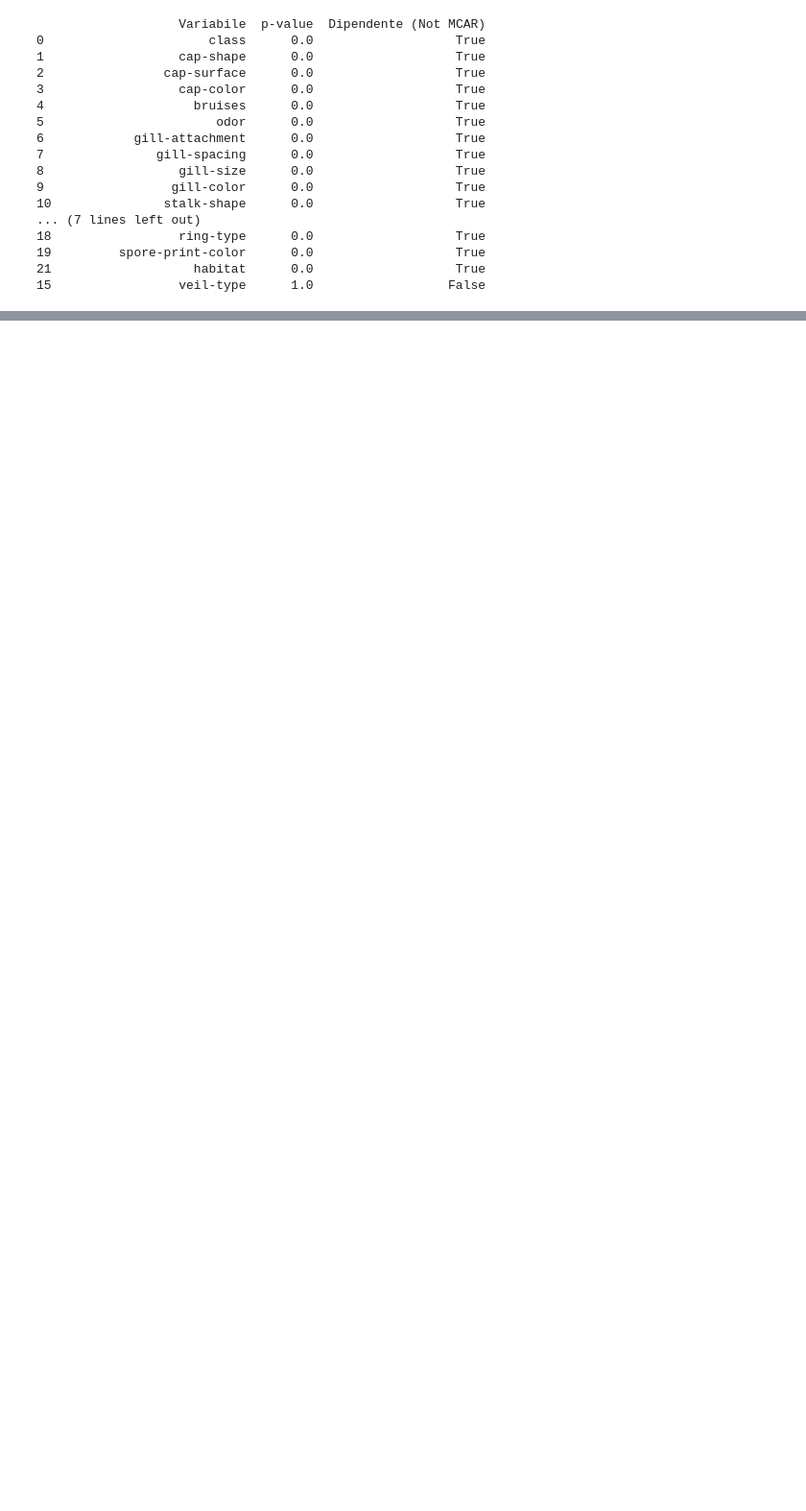
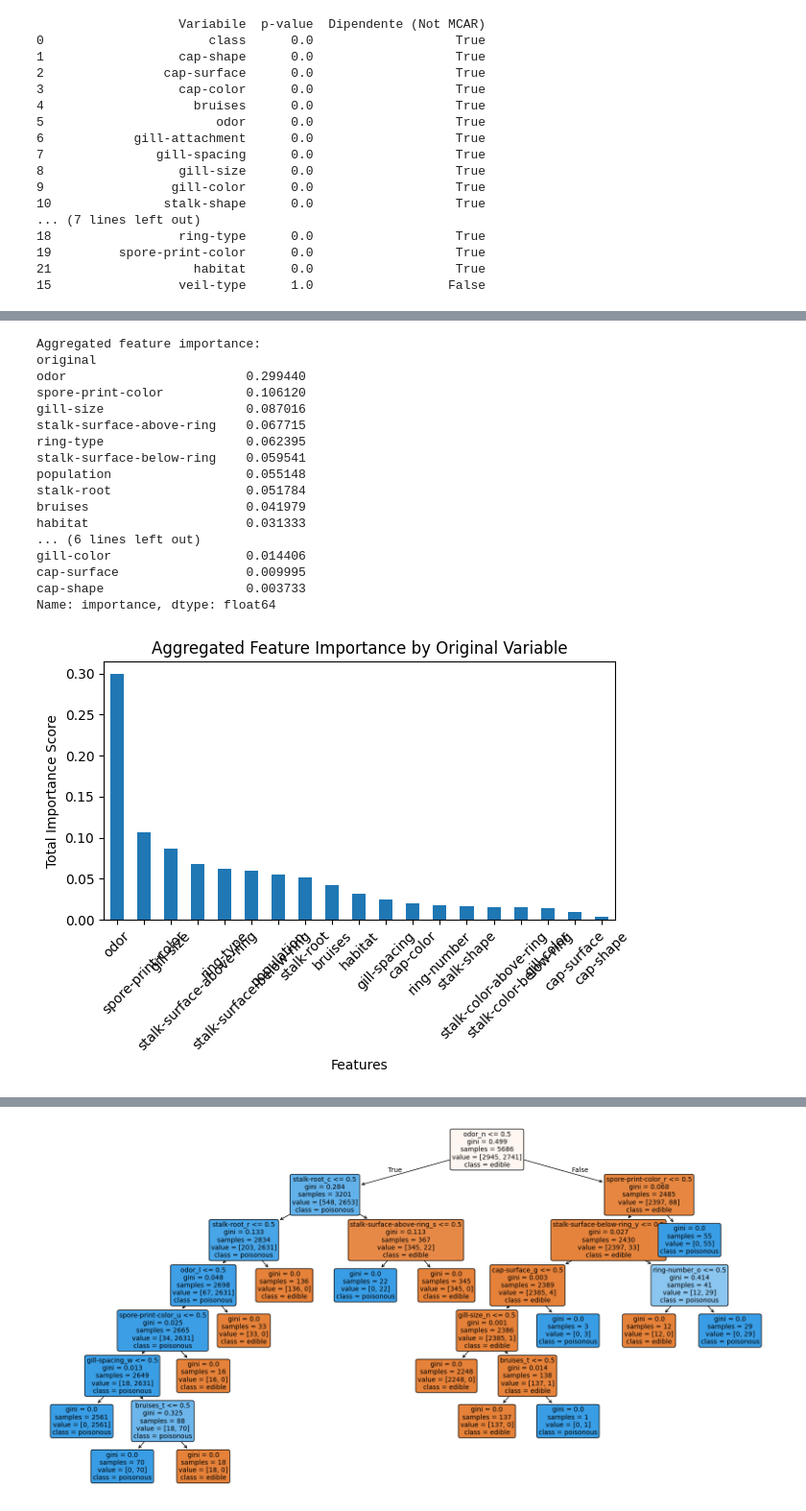
Before and after one commit to filipani/Chicago_Food_Inspections, a Jupyter notebook: Mushroom.ipynb, the cells around one changed output, grey strips where cells are left out. Shown at 96% size. Saved outputs shown, nothing was run; the diff lists cells and outputs as text; code cells hidden in the pictures; blank space fills up the shorter version.

```diff
--- a/Mushroom.ipynb
+++ b/Mushroom.ipynb
@@ -593 +772,70 @@ Best parameter C: {'classifier__C': 1}
 [figure]
+# %%
+#analisi su come mai il potere predittivo sia cosi' alto in tutti i modelli
+
+from sklearn.inspection import permutation_importance
+import matplotlib.pyplot as plt
+from sklearn.tree import plot_tree
+
+print("\nAggregated feature importance:")
+print(agg_importance)
+plt.figure()
+agg_importance.sort_values(ascending=False).plot(kind='bar')
+
+plt.title("Aggregated Feature Importance by Original Variable")
+plt.ylabel("Total Importance Score")
+plt.xlabel("Features")
+
+plt.xticks(rotation=45)
+plt.tight_layout()
+plt.show()
+
+
+result = permutation_importance(best_rf, X_test, y_test, n_repeats=10, random_state=42)
+
+# Organizzo i risultati in modo leggibile
+perm_importance = pd.Series(result.importances_mean, index=X_test.columns)
+perm_importance = perm_importance.sort_values(ascending=False)
+
+print("\nPermutation Feature Importance:")
+print(perm_importance)
+
+perm_importance.plot(kind='bar', figsize=(10,5))
+plt.title("Permutation Importance")
+plt.ylabel("Decrease in accuracy")
+plt.show()
+
+
+
+plt.figure(figsize=(20,10))
+plot_tree(
+    best_tree,
+    feature_names=X.columns,
+    class_names=["edible", "poisonous"],
+    filled=True,
+    rounded=True,
+    fontsize=10
+)
+plt.show()
+
+#sembrebbe che odor (in particolare odor_n) sia la variabile più importante, e che abbia un potere predittivo molto alto, tanto da rendere quasi superflue le altre variabili.
+#Questo potrebbe spiegare l'elevata performance di tutti i modelli, anche quelli più semplici come il Decision Tree, che riesce a classificare correttamente la maggior parte dei campioni basandosi principalmente su questa singola caratteristica.
+# %% [output]
+Aggregated feature importance:
+original
+odor                        0.299440
+spore-print-color           0.106120
+gill-size                   0.087016
+stalk-surface-above-ring    0.067715
+ring-type                   0.062395
+stalk-surface-below-ring    0.059541
+population                  0.055148
+stalk-root                  0.051784
+bruises                     0.041979
+habitat                     0.031333
+... (6 lines left out)
+gill-color                  0.014406
+cap-surface                 0.009995
+cap-shape                   0.003733
+Name: importance, dtype: float64
+[figure, added]
@@ -593,0 +856 @@ Best parameter C: {'classifier__C': 1}
+[figure, added]
```
Also changed, not shown: parts of 26 cells of this notebook.
